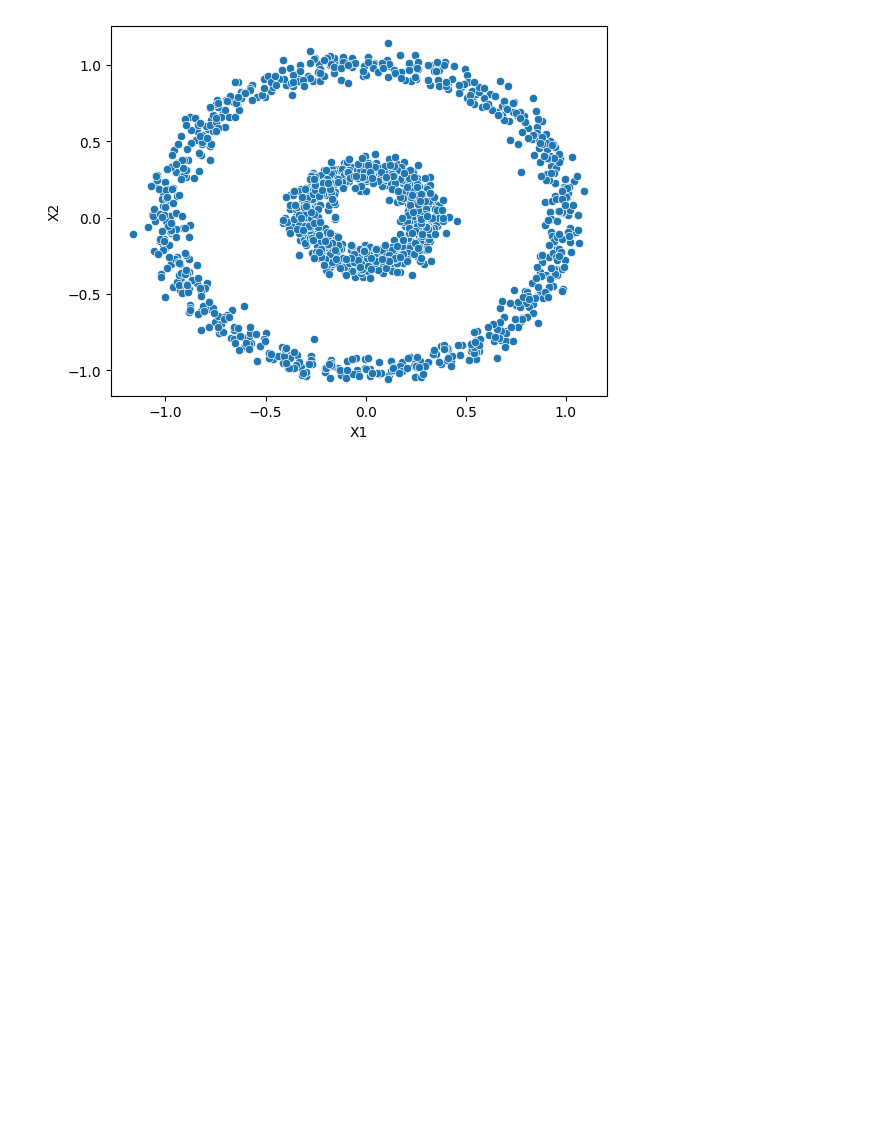
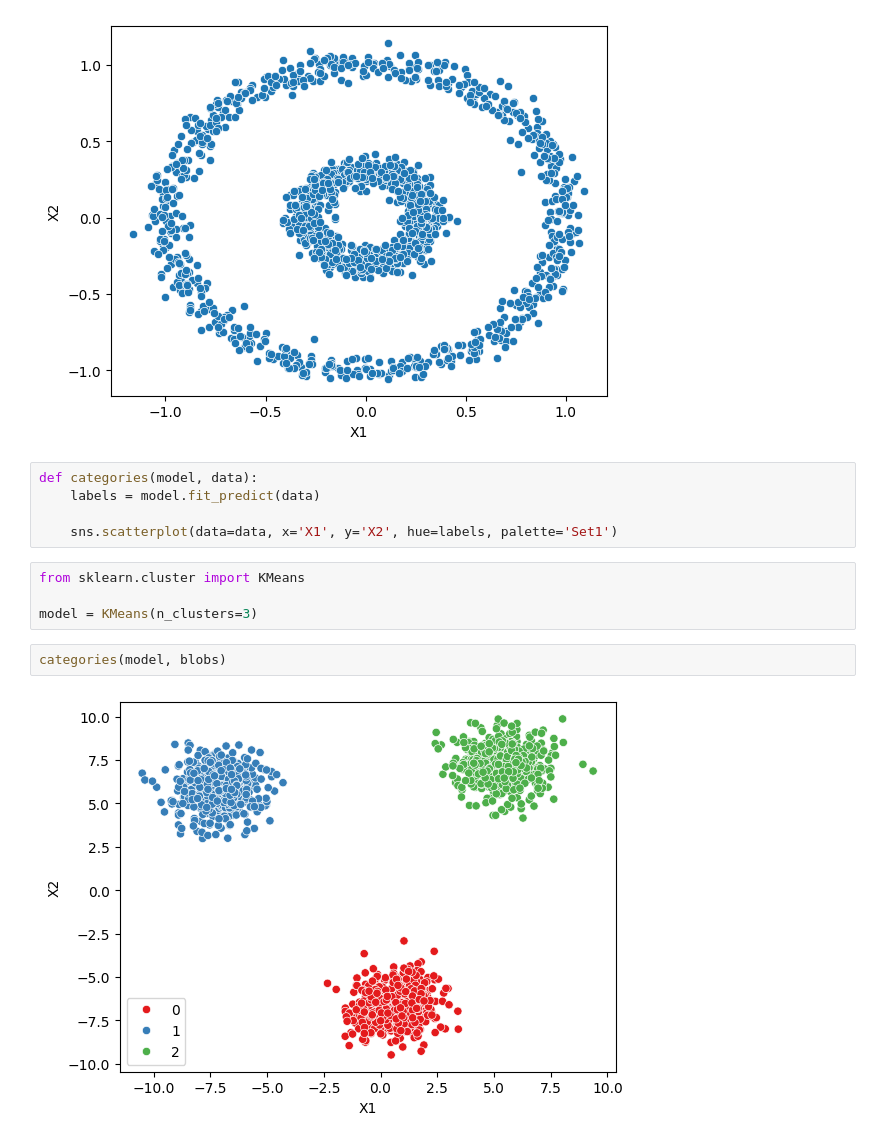
Before and after one commit to anson10/Deep-Learning-Journey, a Jupyter notebook: DBSCAN/DBSCAN-vs-K_Means.ipynb, the cells around one changed output. Cells and saved outputs as stored; diff of their text form; blank space fills up the shorter version.

Commit message:
New Clustering method

```diff
--- a/DBSCAN/DBSCAN-vs-K_Means.ipynb
+++ b/DBSCAN/DBSCAN-vs-K_Means.ipynb
@@ -54,3 +54,16 @@ sns.scatterplot(data=circles, x='X1', y='X2')
 # %% [output]
 <Axes: xlabel='X1', ylabel='X2'>
 [figure]
+# %%
+def categories(model, data):
+    labels = model.fit_predict(data)
+
+    sns.scatterplot(data=data, x='X1', y='X2', hue=labels, palette='Set1')
+# %%
+from sklearn.cluster import KMeans
+
+model = KMeans(n_clusters=3)
+# %%
+categories(model, blobs)
+# %% [output]
+[figure, added]
```
Also changed, not shown: parts of 6 cells of this notebook.
